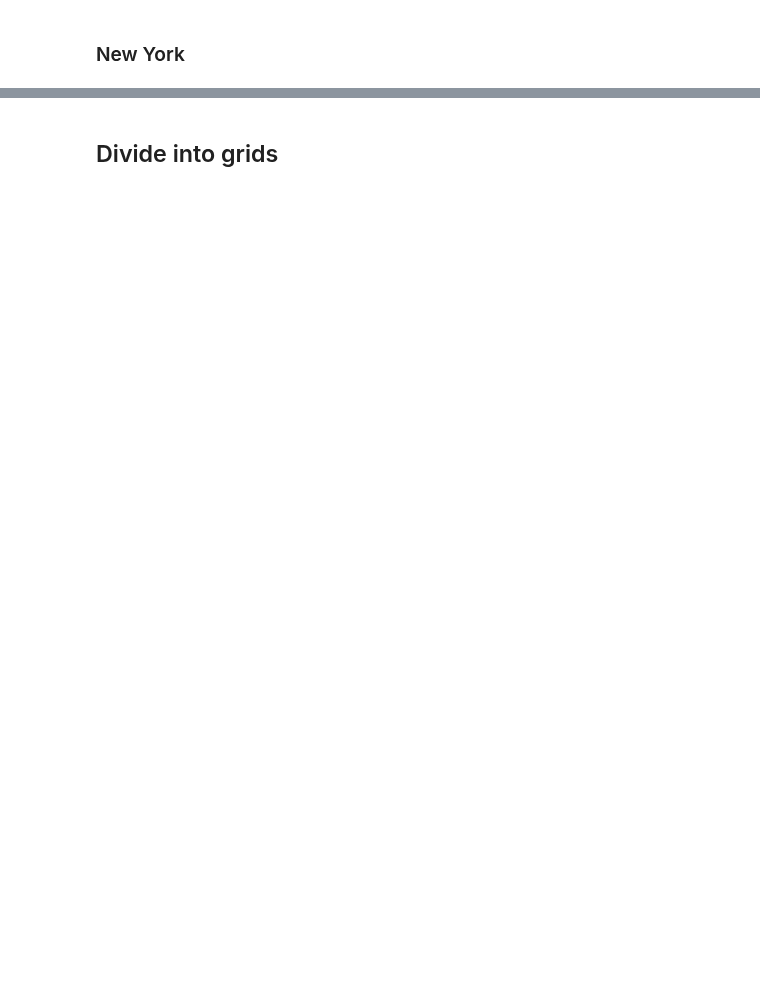
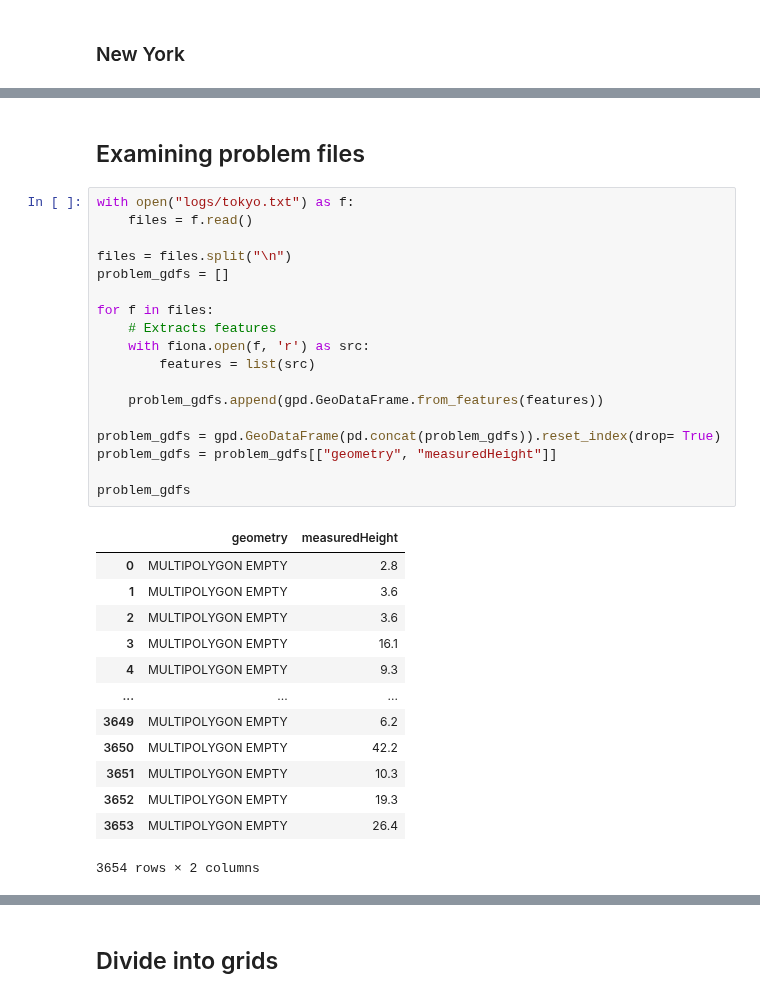
Before and after one commit to LQCHAN022/UMP-estimation, a Jupyter notebook: data_pipeline.ipynb, the cells around one changed output, grey strips where cells are left out. Drawn from its saved outputs; the diff is of its cells as text; blank space fills up the shorter version.

```diff
--- a/data_pipeline.ipynb
+++ b/data_pipeline.ipynb
@@ -195 +238,35 @@ Total: 170
 5716439 rows × 2 columns
+# %% [markdown]
+## Examining problem files
+# %%
+with open("logs/tokyo.txt") as f:
+    files = f.read()
+
+files = files.split("\n")
+problem_gdfs = []
+
+for f in files:
+    # Extracts features
+    with fiona.open(f, 'r') as src:
+        features = list(src)
+
+    problem_gdfs.append(gpd.GeoDataFrame.from_features(features))
+
+problem_gdfs = gpd.GeoDataFrame(pd.concat(problem_gdfs)).reset_index(drop= True)
+problem_gdfs = problem_gdfs[["geometry", "measuredHeight"]]
+
+problem_gdfs
+# %% [output]
+|  | geometry | measuredHeight |
+| 0 | MULTIPOLYGON EMPTY | 2.8 |
+| 1 | MULTIPOLYGON EMPTY | 3.6 |
+| 2 | MULTIPOLYGON EMPTY | 3.6 |
+| 3 | MULTIPOLYGON EMPTY | 16.1 |
+| 4 | MULTIPOLYGON EMPTY | 9.3 |
+| ... | ... | ... |
+| 3649 | MULTIPOLYGON EMPTY | 6.2 |
+| 3650 | MULTIPOLYGON EMPTY | 42.2 |
+| 3651 | MULTIPOLYGON EMPTY | 10.3 |
+| 3652 | MULTIPOLYGON EMPTY | 19.3 |
+| 3653 | MULTIPOLYGON EMPTY | 26.4 |
+3654 rows × 2 columns
```
Also changed, not shown: parts of 13 cells of this notebook.
